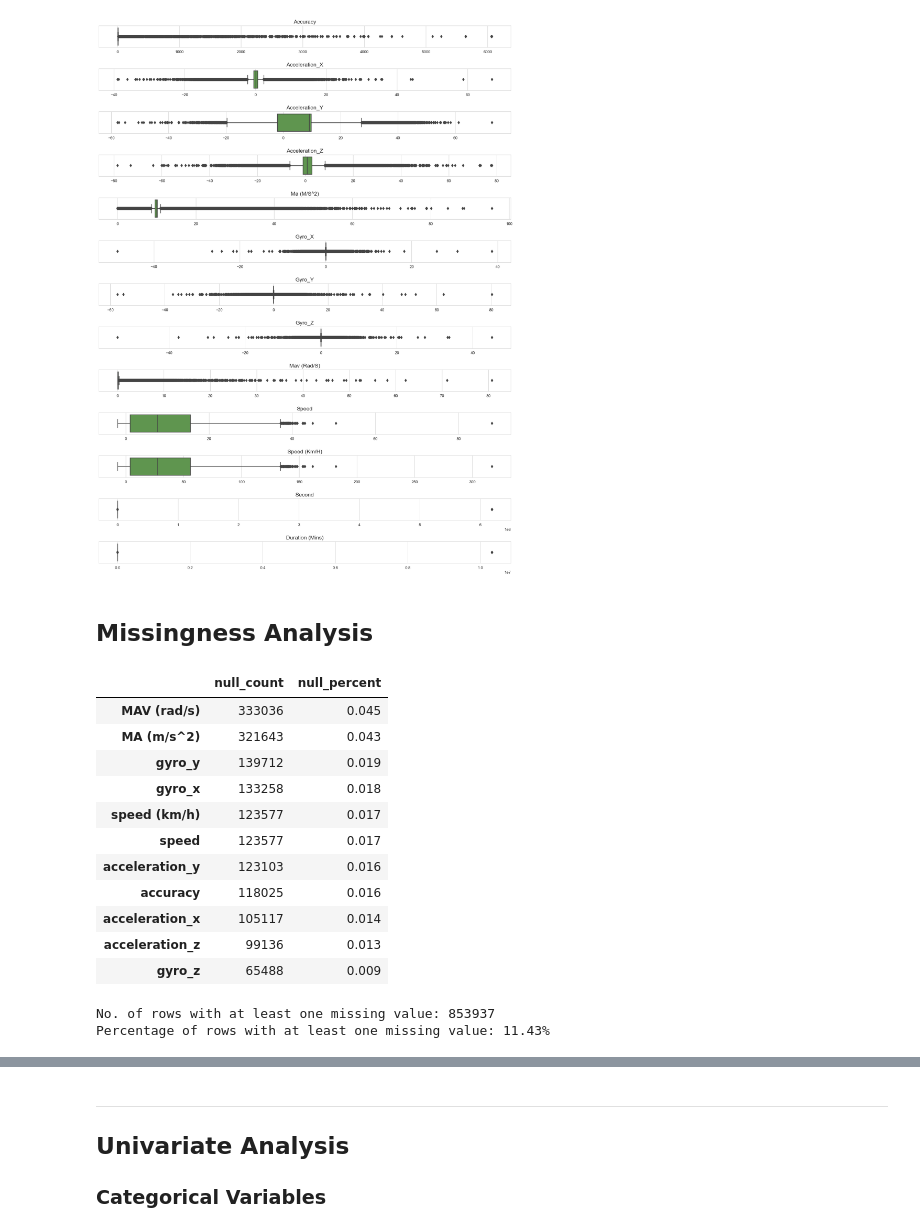
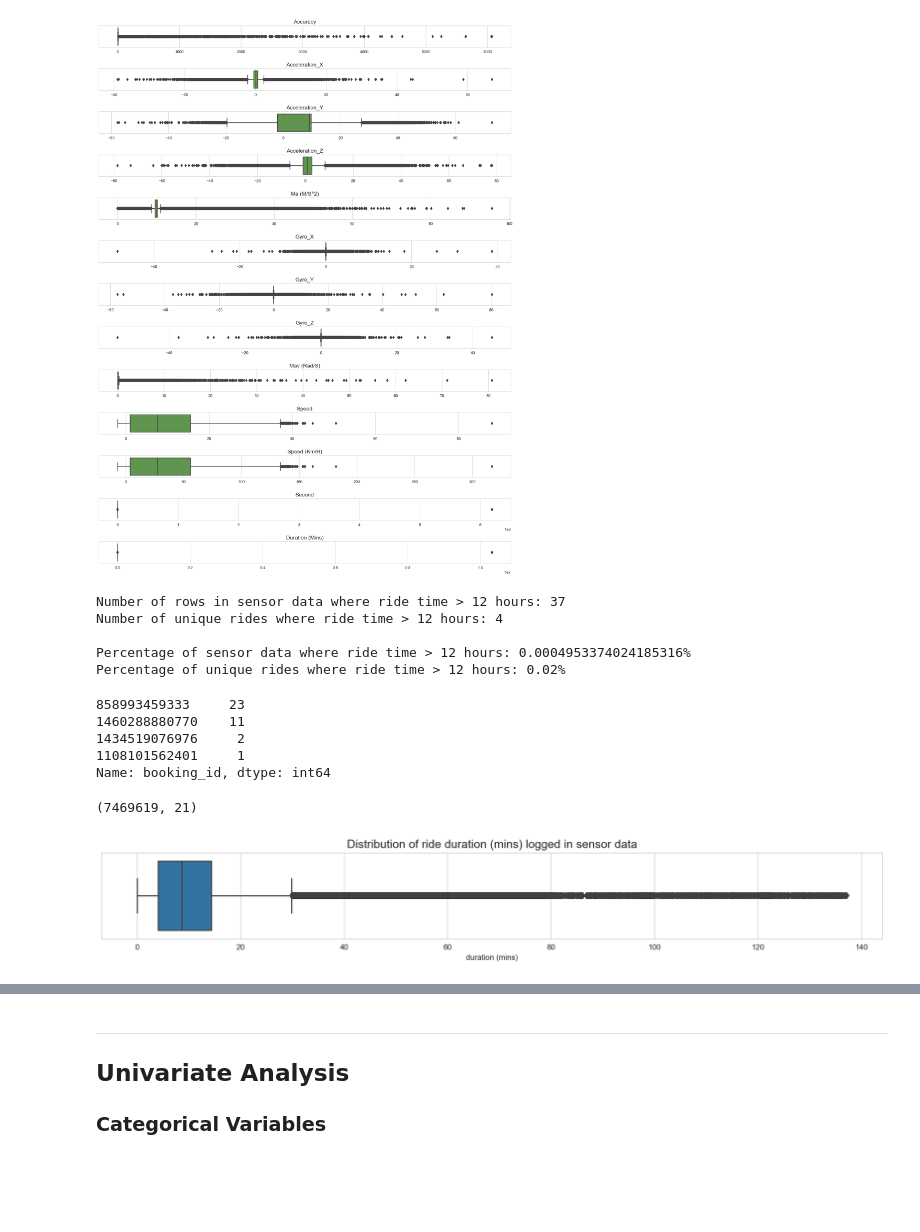
Before and after one commit to timothyckl/Just-Taxi-Analysis, a Jupyter notebook: analysis/eda.ipynb, the cells around one changed output, grey strips where cells are left out. Cells and saved outputs as stored; diff of their text form; code cells hidden in the pictures; blank space fills up the shorter version.

```diff
--- a/analysis/eda.ipynb
+++ b/analysis/eda.ipynb
@@ -359,40 +417,44 @@ plt.tight_layout()
 plt.show()
 # %% [output]
 [figure]
-# %% [markdown]
-## Missingness Analysis
-# %%
-null_count = cleaned_df.isna().sum()
-null_percent = null_count / rows
-
-nullity = pd.DataFrame({
-    'null_count' :  null_count.compute(),
-    'null_percent' : null_percent.compute().apply(lambda x: x.compute())
-}, index=null_count.index).sort_values(
-    by=['null_count', 'null_percent'], ascending=False)
-
-nullity[nullity['null_count'] > 0]
-# %% [output]
-|  | null_count | null_percent |
-| MAV (rad/s) | 333036 | 0.045 |
-| MA (m/s^2) | 321643 | 0.043 |
-| gyro_y | 139712 | 0.019 |
-| gyro_x | 133258 | 0.018 |
-| speed (km/h) | 123577 | 0.017 |
-| speed | 123577 | 0.017 |
-| acceleration_y | 123103 | 0.016 |
-| accuracy | 118025 | 0.016 |
-| acceleration_x | 105117 | 0.014 |
-| acceleration_z | 99136 | 0.013 |
-| gyro_z | 65488 | 0.009 |
-# %%
-num_null_rows = cleaned_df.isna().any(axis=1).sum()
-pct_null_rows = num_null_rows / rows
-
-print(f'No. of rows with at least one missing value: {num_null_rows.compute()}')
-print(f'Percentage of rows with at least one missing value: {round((pct_null_rows).compute() * 100, 2)}%')
-
-# missing values can be dropped as they are a small percentage of the dataset
-# %% [output]
-No. of rows with at least one missing value: 853937
-Percentage of rows with at least one missing value: 11.43%
+# %%
+# boolean mask to get data where ride time is greater than 720 mins (12 hours)
+bool_mask = cleaned_df['duration (mins)'] > 720
+
+# get number of rows in sensor data using boolean mask
+print(f"Number of rows in sensor data where ride time > 12 hours: {cleaned_df[bool_mask].compute().shape[0]}")
+# get number of unique booking ids using boolean mask
+print(f"Number of unique rides where ride time > 12 hours: {cleaned_df[bool_mask].compute()['booking_id'].nunique()}")
+
+# get the percentages of ride time outliers in the dataset
+print(f"\nPercentage of sensor data where ride time > 12 hours: {cleaned_df[bool_mask].compute().shape[0] / cleaned_df.compute().shape[0] * 100}%")
+print(f"Percentage of unique rides where ride time > 12 hours: {cleaned_df[bool_mask].compute()['booking_id'].nunique() / cleaned_df.compute()['booking_id'].nunique() * 100}%")
+# %% [output]
+Number of rows in sensor data where ride time > 12 hours: 37
+Number of unique rides where ride time > 12 hours: 4
+
+Percentage of sensor data where ride time > 12 hours: 0.0004953374024185316%
+Percentage of unique rides where ride time > 12 hours: 0.02%
+# %%
+# Counts of sensor logs for each booking id where the ride exceeds 12 hours
+cleaned_df[bool_mask].compute()['booking_id'].value_counts()
+# %% [output]
+858993459333     23
+1460288880770    11
+1434519076976     2
+1108101562401     1
+Name: booking_id, dtype: int64
+# %%
+# Drop rows where ride time is greater than 720 mins (12 hours) using boolean masking
+cleaned_df = cleaned_df[cleaned_df['duration (mins)'] <= 720]
+cleaned_df.compute().shape
+# %% [output]
+(7469619, 21)
+# %%
+# boxplot of ride time after removing outliers
+plt.figure(figsize=(18,2))
+sns.boxplot(x=cleaned_df['duration (mins)'].compute())
+plt.title(f"Distribution of ride duration (mins) logged in sensor data", fontsize=15)
+plt.show()
+# %% [output]
+[figure, added]
```
Also changed, not shown: parts of 24 cells of this notebook.
